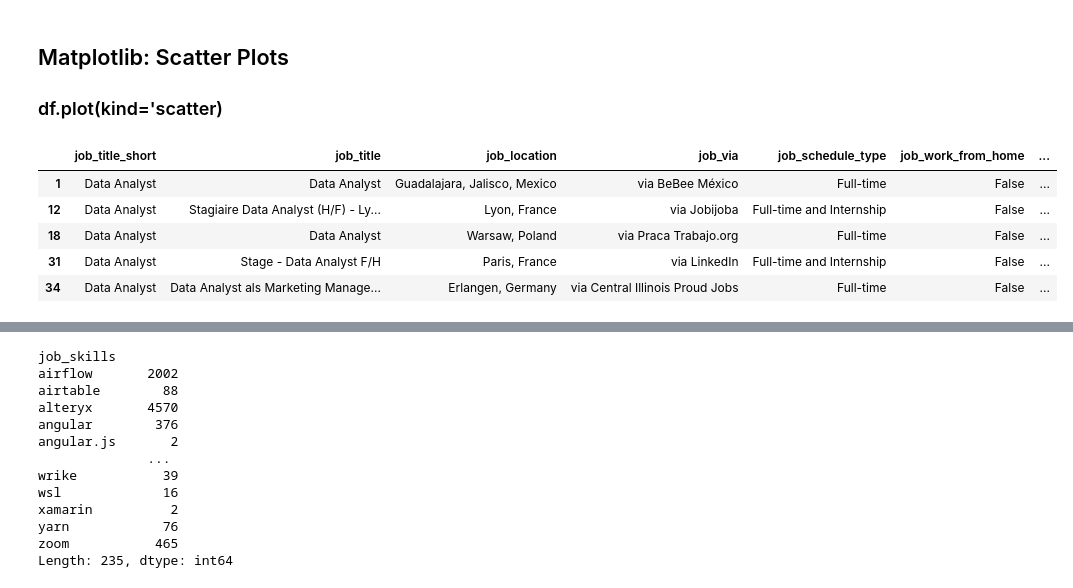
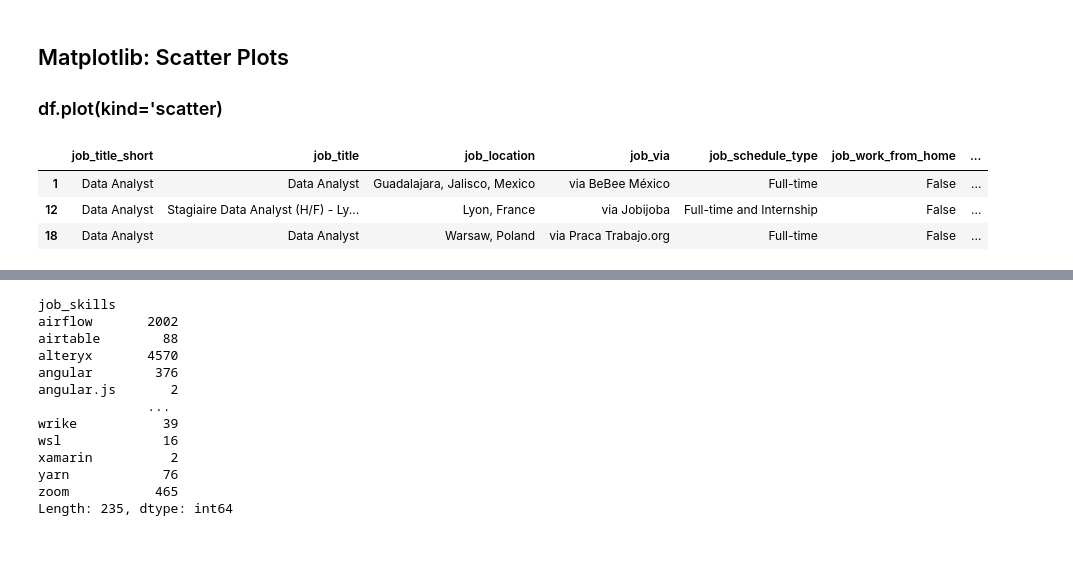
Before and after one commit to Rinskiii/python-for-data-analytics, a Jupyter notebook: advanced_python_for_da.ipynb, the cells around one changed output, grey strips where cells are left out. Saved outputs shown, nothing was run; the diff lists cells and outputs as text; code cells hidden in the pictures; blank space fills up the shorter version.

```diff
--- a/advanced_python_for_da.ipynb
+++ b/advanced_python_for_da.ipynb
@@ -651,14 +653,12 @@ df_test_scatter.plot(kind='scatter', x='skill_count', y='skill_pay')
 # %%
 df = df[df['job_title_short'] == 'Data Analyst']
 # %%
-df.head()
+df.head(3)
 # %% [output]
 |  | job_title_short | job_title | job_location | job_via | job_schedule_type | job_work_from_home | ... |
 | 1 | Data Analyst | Data Analyst | Guadalajara, Jalisco, Mexico | via BeBee México | Full-time | False | ... |
 | 12 | Data Analyst | Stagiaire Data Analyst (H/F) - Ly... | Lyon, France | via Jobijoba | Full-time and Internship | False | ... |
 | 18 | Data Analyst | Data Analyst | Warsaw, Poland | via Praca Trabajo.org | Full-time | False | ... |
-| 31 | Data Analyst | Stage - Data Analyst F/H | Paris, France | via LinkedIn | Full-time and Internship | False | ... |
-| 34 | Data Analyst | Data Analyst als Marketing Manage... | Erlangen, Germany | via Central Illinois Proud Jobs | Full-time | False | ... |
 # %%
 df_exploded = df.explode('job_skills')
 # %%
```
Also changed, not shown: parts of 19 cells of this notebook.
